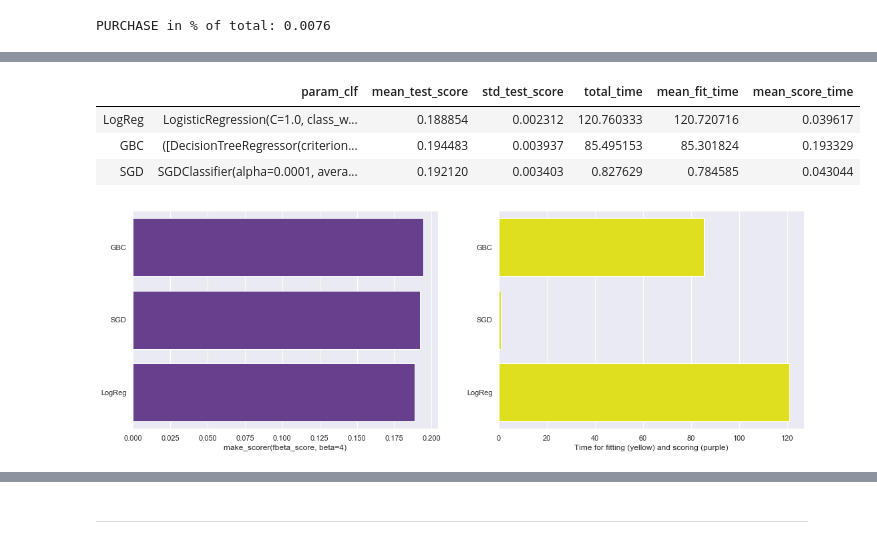
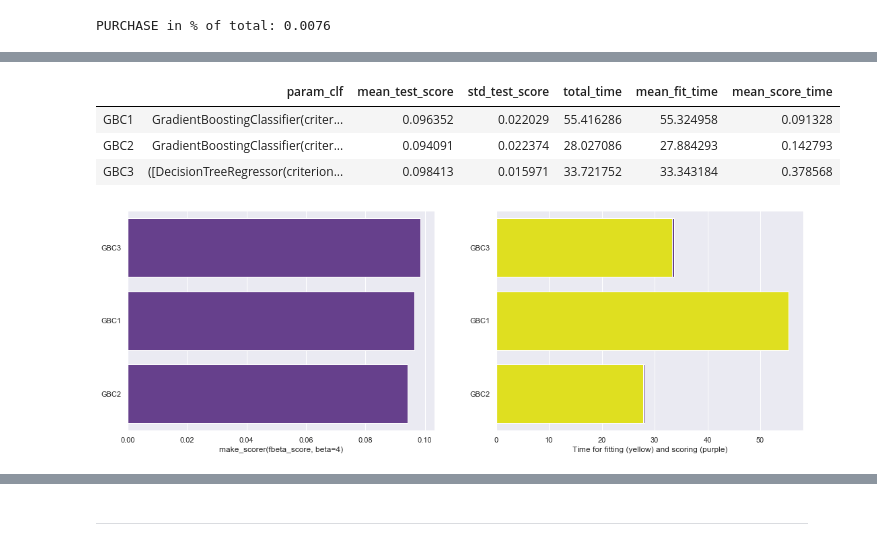
Before and after one commit to rbuerki/projects-ml, a Jupyter notebook: uplift_modelling_imbalanced_starbucks/2-uplift_modelling_SMOTENC_sophisticated.ipynb, the cells around one changed output, grey strips where cells are left out. Drawn from its saved outputs; the diff is of its cells as text; code cells hidden in the pictures.

```diff
--- a/uplift_modelling_imbalanced_starbucks/2-uplift_modelling_SMOTENC_sophisticated.ipynb
+++ b/uplift_modelling_imbalanced_starbucks/2-uplift_modelling_SMOTENC_sophisticated.ipynb
@@ -246,7 +248,7 @@ def build_pipe(X_train, y_train, clf, sampler):
 clf = LogisticRegression()
 sampler = SMOTENC(categorical_features=[0,3,4,5,6], n_jobs=-1)
 
-full_pipe = build_pipe(X, y, clf, sampler)
+full_pipe = build_pipe(X_train, y_train, clf, sampler)
 # %%
 def fit_pipe(X_train, y_train, pipe, scorer, cv=StratifiedKFold(3)):
     """Fit training data to a pipeline with GridSearchCV
@@ -264,9 +266,14 @@ def fit_pipe(X_train, y_train, pipe, scorer, cv=StratifiedKFold(3)):
     - grid: grid search object
     - grid_results: dict with grid search results
     """
-    parameters = {'clf' : (GradientBoostingClassifier(n_estimators=200))),
-                          (GradientBoostingClassifier(n_estimators=200)),
-                          (SGDClassifier(loss='hinge', class_weight='balanced')),
+    parameters = {'clf' : ((GradientBoostingClassifier(n_estimators=200,
+                                                       random_state=666)),
+                          (GradientBoostingClassifier(n_estimators=300,
+                                                      random_state=666)),
+                          (GradientBoostingClassifier(n_estimators=500,
+                                                      max_depth=5,
+                                                      learning_rate=0.05,
+                                                      random_state=666)),
                           )}
 
     start = time.time()
@@ -295,7 +296,7 @@ GBC = GradientBoostingClassifier(criterion='friedman_mse', init=None, learning_r
 scorer = make_scorer(fbeta_score, beta=4)
 cv = 3
 
-grid, grid_results = fit_pipe(X, y, full_pipe, scorer, cv=cv)
+grid, grid_results = fit_pipe(X_train, y_train, full_pipe, scorer, cv=cv)
 # %% [output]
 Fitting 3 folds for each of 3 candidates, totalling 9 fits
 [Parallel(n_jobs=-1)]: Using backend LokyBackend with 4 concurrent workers.
@@ -343,13 +344,13 @@ def print_grid_results(grid_results, estimator_names):
     return results
 # %%
 # Call the function and display the results
-results = print_grid_results(grid_results, estimator_names=['LogReg', 'GBC', 'SGD'])
+results = print_grid_results(grid_results, estimator_names=['GBC1', 'GBC2', 'GBC3'])
 results
 # %% [output]
 |  | param_clf | mean_test_score | std_test_score | total_time | mean_fit_time | mean_score_time |
-| LogReg | LogisticRegression(C=1.0, class_w... | 0.188854 | 0.002312 | 120.760333 | 120.720716 | 0.039617 |
-| GBC | ([DecisionTreeRegressor(criterion... | 0.194483 | 0.003937 | 85.495153 | 85.301824 | 0.193329 |
-| SGD | SGDClassifier(alpha=0.0001, avera... | 0.192120 | 0.003403 | 0.827629 | 0.784585 | 0.043044 |
+| GBC1 | GradientBoostingClassifier(criter... | 0.096352 | 0.022029 | 55.416286 | 55.324958 | 0.091328 |
+| GBC2 | GradientBoostingClassifier(criter... | 0.094091 | 0.022374 | 28.027086 | 27.884293 | 0.142793 |
+| GBC3 | ([DecisionTreeRegressor(criterion... | 0.098413 | 0.015971 | 33.721752 | 33.343184 | 0.378568 |
 # %%
 # Define a function for plotting the main results of the model comparision
 
@@ -386,7 +387,7 @@ def plot_grid_results(results):
 # Call the function and display the results
 plot_grid_results(results)
 # %% [output]
-[figure, old version]
+[figure, new version]
 # %%
 # Get the best estimator
 model = grid.best_estimator_
```
Also changed, not shown: parts of 28 cells of this notebook.
